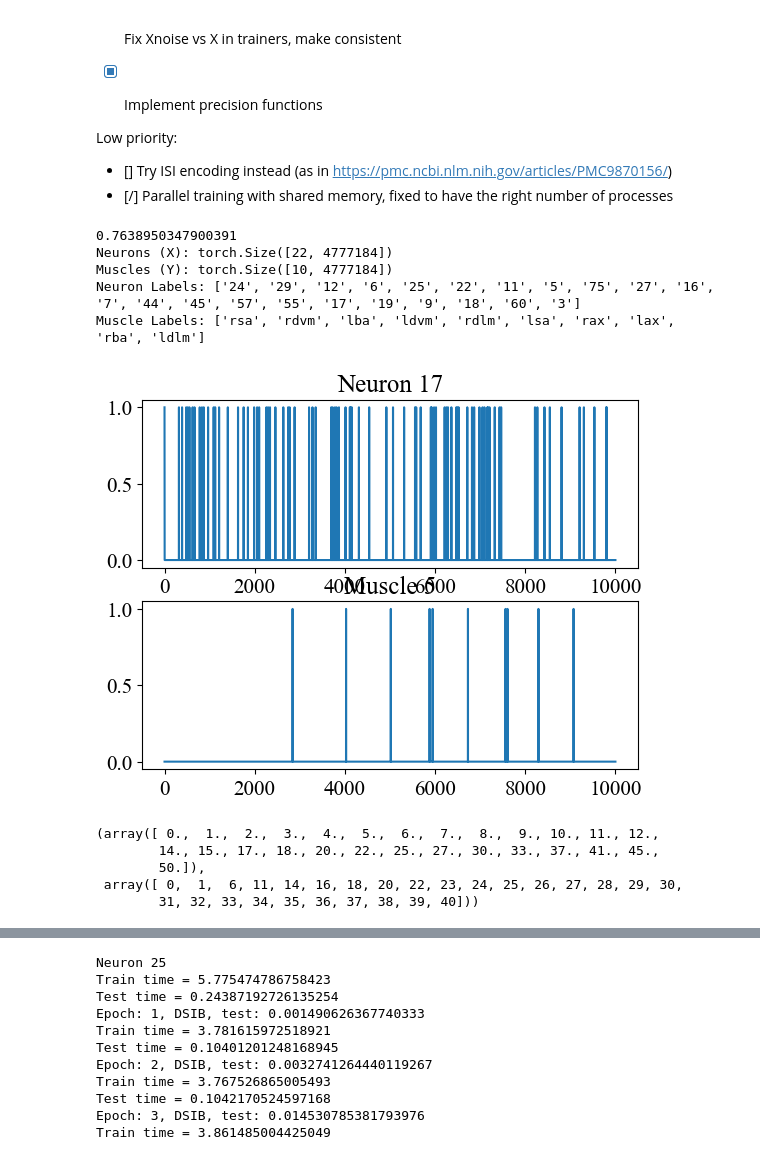
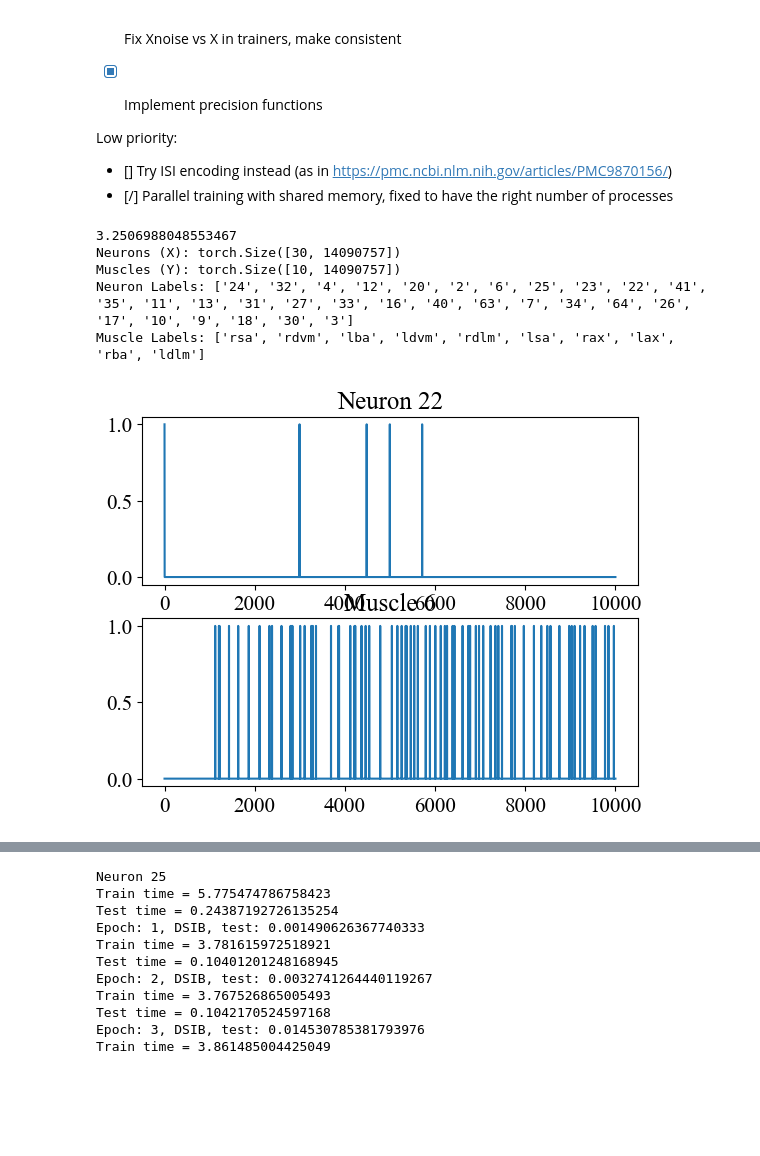
Before and after one commit to LeoJW/VNCMPanalysis, a Jupyter notebook: eslam_MI/Mothy_MI.ipynb, the cells around one changed output, grey strips where cells are left out. Cells and saved outputs as stored; diff of their text form; code cells hidden in the pictures; blank space fills up the shorter version.

```diff
--- a/eslam_MI/Mothy_MI.ipynb
+++ b/eslam_MI/Mothy_MI.ipynb
@@ -76,41 +76,32 @@ Low priority:
 # %%
 # Read the data and apply some binning/downsampling
 period = 0.0001
 tic = time.time()
-X, Y, x_labels, y_labels = read_spike_data(os.path.join(data_dir, '2025-03-11'), period)
+X, Y, x_labels, y_labels = read_spike_data(os.path.join(data_dir, '2025-02-25_1'), period)
 print(time.time() - tic)
 
 print(f"Neurons (X): {X.shape}")
 print(f"Muscles (Y): {Y.shape}")
 print("Neuron Labels:", x_labels)
 print("Muscle Labels:", y_labels)
 
 # Plot sample of activity
 pl = 10000
 useneuron, usemuscle = np.random.choice(X.shape[0]), np.random.choice(Y.shape[0])
 idx = torch.nonzero(X[useneuron,:])[0][0]
 fig, ax = plt.subplots(2, 1)
 ax[0].plot(X[useneuron,idx:idx+pl].cpu())
 ax[1].plot(Y[usemuscle,idx:idx+pl].cpu())
 ax[0].set_title(f'Neuron {useneuron}')
 ax[1].set_title(f'Muscle {usemuscle}')
 fig.show()
 # %% [output]
-0.7638950347900391
-Neurons (X): torch.Size([22, 4777184])
-Muscles (Y): torch.Size([10, 4777184])
-Neuron Labels: ['24', '29', '12', '6', '25', '22', '11', '5', '75', '27', '16', '7', '44', '45', '57', '55', '17', '19', '9', '18', '60', '3']
+3.2506988048553467
+Neurons (X): torch.Size([30, 14090757])
+Muscles (Y): torch.Size([10, 14090757])
+Neuron Labels: ['24', '32', '4', '12', '20', '2', '6', '25', '23', '22', '41', '35', '11', '13', '31', '27', '33', '16', '40', '63', '7', '34', '64', '26', '17', '10', '9', '18', '30', '3']
 Muscle Labels: ['rsa', 'rdvm', 'lba', 'ldvm', 'rdlm', 'lsa', 'rax', 'lax', 'rba', 'ldlm']
-[figure, old version]
+[figure, new version]
-# %%
-period = 0.001
-np.unique(np.round(np.hstack((0, np.logspace(np.log10(period), np.log10(0.05), 40) / period))), return_index=True)
-# %% [output]
-(array([ 0.,  1.,  2.,  3.,  4.,  5.,  6.,  7.,  8.,  9., 10., 11., 12.,
-        14., 15., 17., 18., 20., 22., 25., 27., 30., 33., 37., 41., 45.,
-        50.]),
- array([ 0,  1,  6, 11, 14, 16, 18, 20, 22, 23, 24, 25, 26, 27, 28, 29, 30,
-        31, 32, 33, 34, 35, 36, 37, 38, 39, 40]))
 # %%
 pl = 10000
 useneuron, usemuscle = np.random.choice(X.shape[0]), np.random.choice(Y.shape[0])
```
Also changed, not shown: parts of 1 cell of this notebook, 2 other files.
